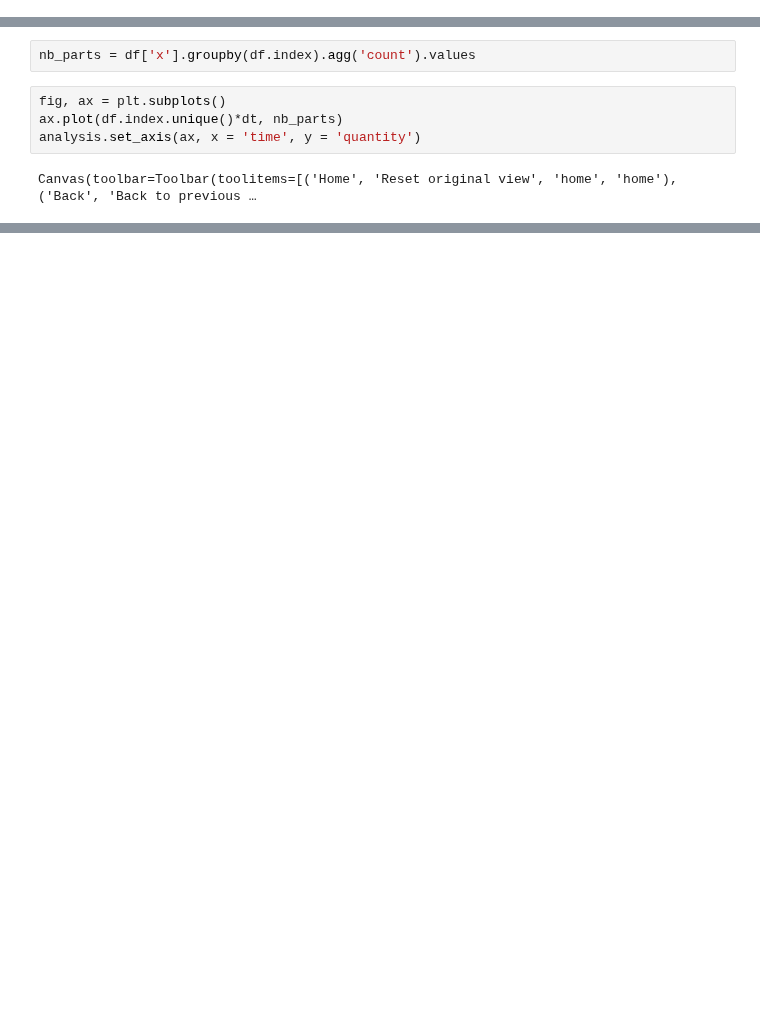
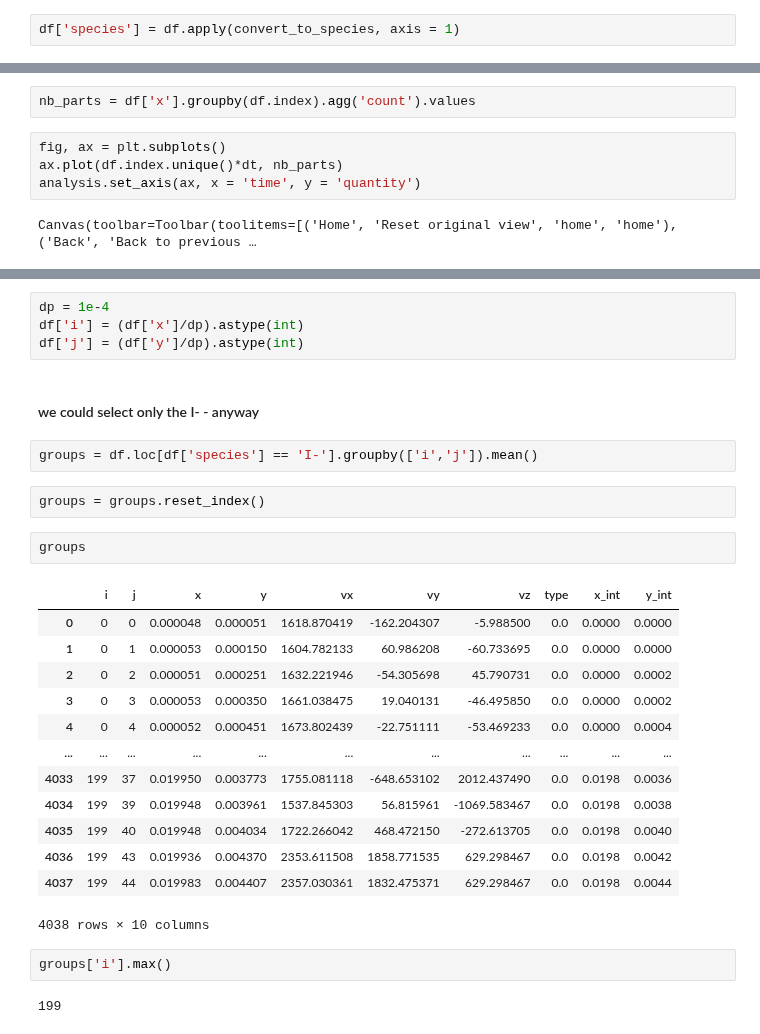
Before and after one commit to Quettle/lppydsmc, a Jupyter notebook: analysis_neutralization.ipynb, the cells around one changed output, grey strips where cells are left out. Cells and saved outputs as stored; diff of their text form; blank space fills up the shorter version.

```diff
--- a/analysis_neutralization.ipynb
+++ b/analysis_neutralization.ipynb
@@ -298,3 +323,5 @@ Canvas(toolbar=Toolbar(toolitems=[('Home', 'Reset original view', 'home', 'home'
 # %% [markdown]
 ## Particles analysis
 ### Plotting number of particles evolution
+# %%
+df['species'] = df.apply(convert_to_species, axis = 1)
@@ -313,0 +369,30 @@ Canvas(toolbar=Toolbar(toolitems=[('Home', 'Reset original view', 'home', 'home'
+# %%
+dp = 1e-4
+df['i'] = (df['x']/dp).astype(int)
+df['j'] = (df['y']/dp).astype(int)
+# %% [markdown]
+#### we could select only the I- - anyway
+# %%
+groups = df.loc[df['species'] == 'I-'].groupby(['i','j']).mean()
+# %%
+groups = groups.reset_index()
+# %%
+groups
+# %% [output]
+|  | i | j | x | y | vx | vy | vz | type | x_int | y_int |
+| 0 | 0 | 0 | 0.000048 | 0.000051 | 1618.870419 | -162.204307 | -5.988500 | 0.0 | 0.0000 | 0.0000 |
+| 1 | 0 | 1 | 0.000053 | 0.000150 | 1604.782133 | 60.986208 | -60.733695 | 0.0 | 0.0000 | 0.0000 |
+| 2 | 0 | 2 | 0.000051 | 0.000251 | 1632.221946 | -54.305698 | 45.790731 | 0.0 | 0.0000 | 0.0002 |
+| 3 | 0 | 3 | 0.000053 | 0.000350 | 1661.038475 | 19.040131 | -46.495850 | 0.0 | 0.0000 | 0.0002 |
+| 4 | 0 | 4 | 0.000052 | 0.000451 | 1673.802439 | -22.751111 | -53.469233 | 0.0 | 0.0000 | 0.0004 |
+| ... | ... | ... | ... | ... | ... | ... | ... | ... | ... | ... |
+| 4033 | 199 | 37 | 0.019950 | 0.003773 | 1755.081118 | -648.653102 | 2012.437490 | 0.0 | 0.0198 | 0.0036 |
+| 4034 | 199 | 39 | 0.019948 | 0.003961 | 1537.845303 | 56.815961 | -1069.583467 | 0.0 | 0.0198 | 0.0038 |
+| 4035 | 199 | 40 | 0.019948 | 0.004034 | 1722.266042 | 468.472150 | -272.613705 | 0.0 | 0.0198 | 0.0040 |
+| 4036 | 199 | 43 | 0.019936 | 0.004370 | 2353.611508 | 1858.771535 | 629.298467 | 0.0 | 0.0198 | 0.0042 |
+| 4037 | 199 | 44 | 0.019983 | 0.004407 | 2357.030361 | 1832.475371 | 629.298467 | 0.0 | 0.0198 | 0.0044 |
+4038 rows × 10 columns
+# %%
+groups['i'].max()
+# %% [output]
+199
```
Also changed, not shown: parts of 24 cells of this notebook, 2 other files.
